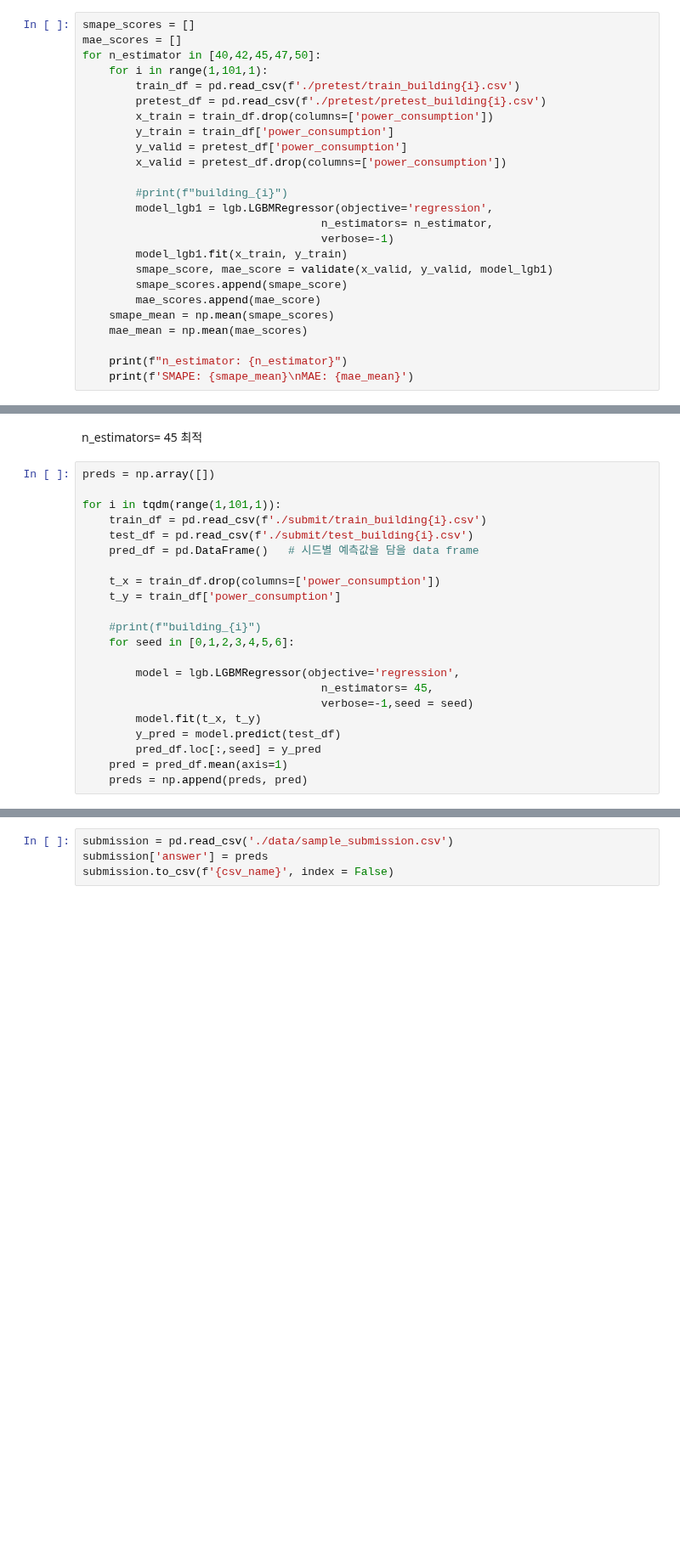
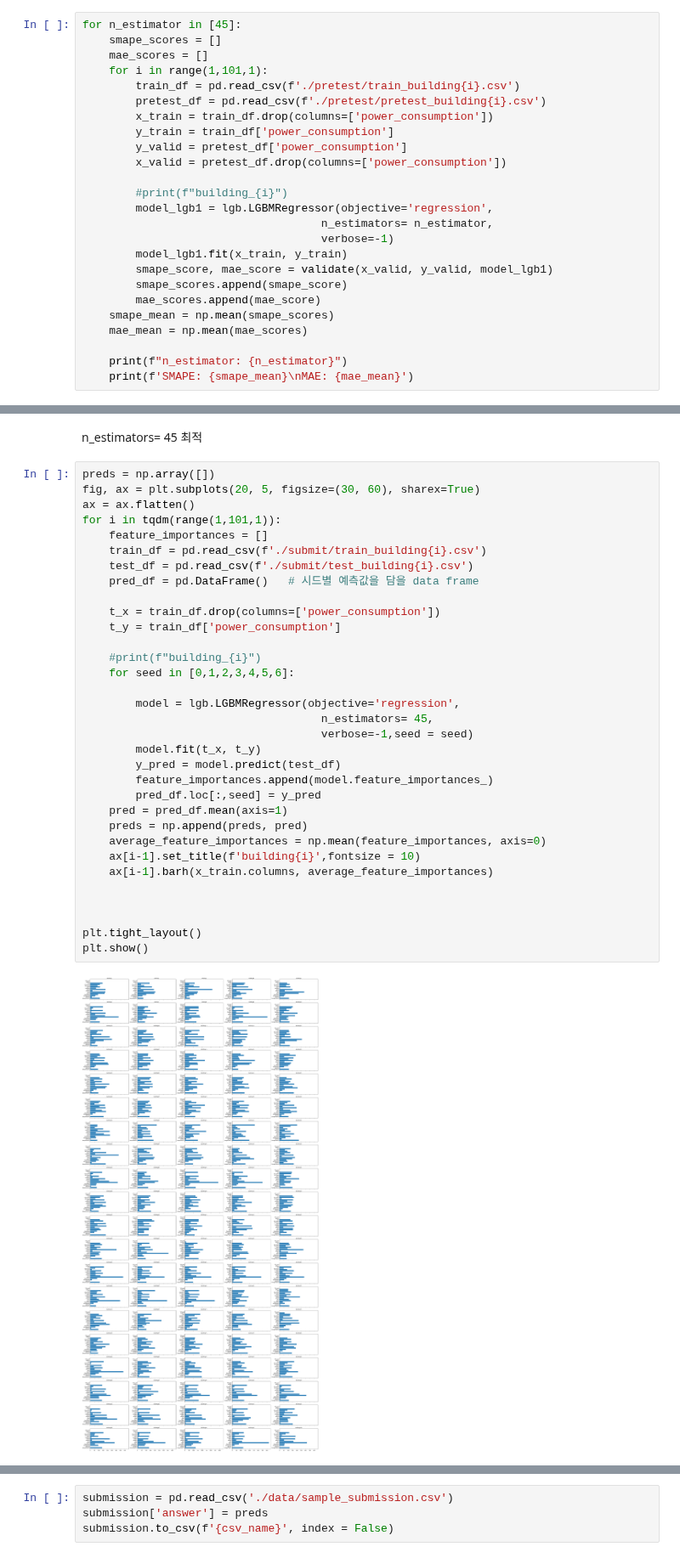
Before and after one commit to wooseungw/power_consumption_comp, a Jupyter notebook: LightGBM_wsw.ipynb, the cells around one changed output, grey strips where cells are left out. Shown at 85% size. Drawn from its saved outputs; the diff is of its cells as text; blank space fills up the shorter version.

```diff
--- a/LightGBM_wsw.ipynb
+++ b/LightGBM_wsw.ipynb
@@ -33,9 +34,9 @@ def validate(valid_x, valid_y, model):
     smape_score, mae_score = SMAPE(valid_y, pred), mae(valid_y, pred)
     return smape_score, mae_score
 # %%
-smape_scores = []
-mae_scores = []
-for n_estimator in [40,42,45,47,50]:
+for n_estimator in [45]:
+    smape_scores = []
+    mae_scores = []
     for i in range(1,101,1):
         train_df = pd.read_csv(f'./pretest/train_building{i}.csv')
         pretest_df = pd.read_csv(f'./pretest/pretest_building{i}.csv')
@@ -91,25 +69,38 @@ MAE: 108.33577517776507
 n_estimators= 45 최적
 # %%
 preds = np.array([])
-
+fig, ax = plt.subplots(20, 5, figsize=(30, 60), sharex=True)
+ax = ax.flatten()
 for i in tqdm(range(1,101,1)):
+    feature_importances = []
     train_df = pd.read_csv(f'./submit/train_building{i}.csv')
     test_df = pd.read_csv(f'./submit/test_building{i}.csv')
     pred_df = pd.DataFrame()   # 시드별 예측값을 담을 data frame
 
     t_x = train_df.drop(columns=['power_consumption'])
     t_y = train_df['power_consumption']
 
     #print(f"building_{i}")
     for seed in [0,1,2,3,4,5,6]:
 
         model = lgb.LGBMRegressor(objective='regression',
                                     n_estimators= 45,
                                     verbose=-1,seed = seed)
         model.fit(t_x, t_y)
         y_pred = model.predict(test_df)
+        feature_importances.append(model.feature_importances_)
         pred_df.loc[:,seed] = y_pred
     pred = pred_df.mean(axis=1)
     preds = np.append(preds, pred)
+    average_feature_importances = np.mean(feature_importances, axis=0)
+    ax[i-1].set_title(f'building{i}',fontsize = 10)
+    ax[i-1].barh(x_train.columns, average_feature_importances)
+
+
+
+plt.tight_layout()
+plt.show()
+# %% [output]
+[figure, added]
 # %%
 ########################################
```
Also changed, not shown: parts of 3 cells of this notebook, 13 other files.
